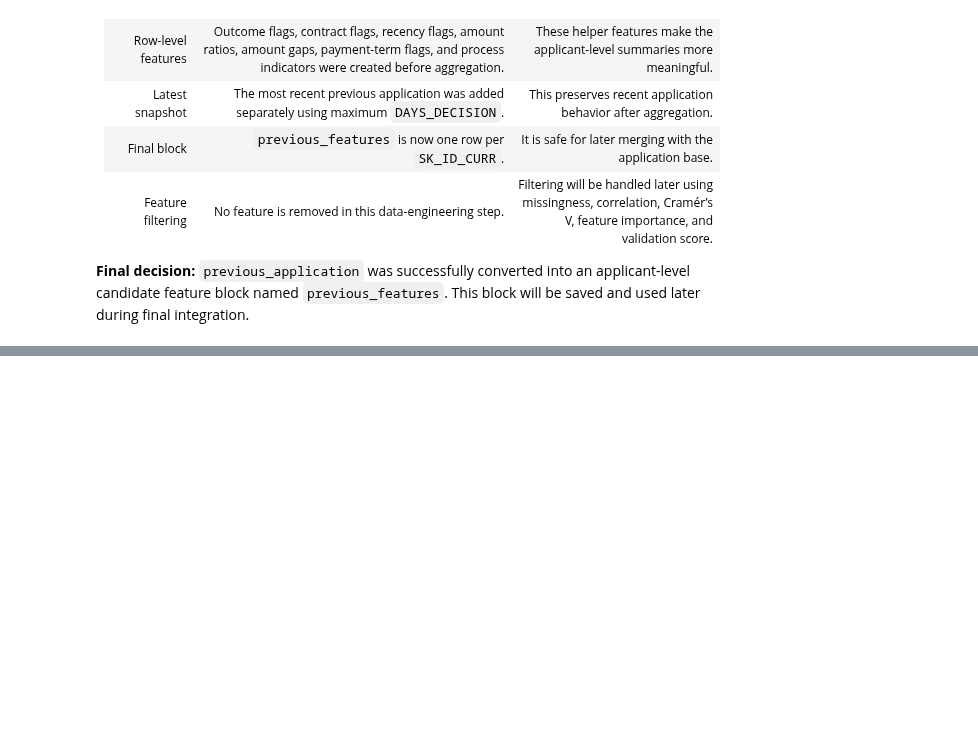
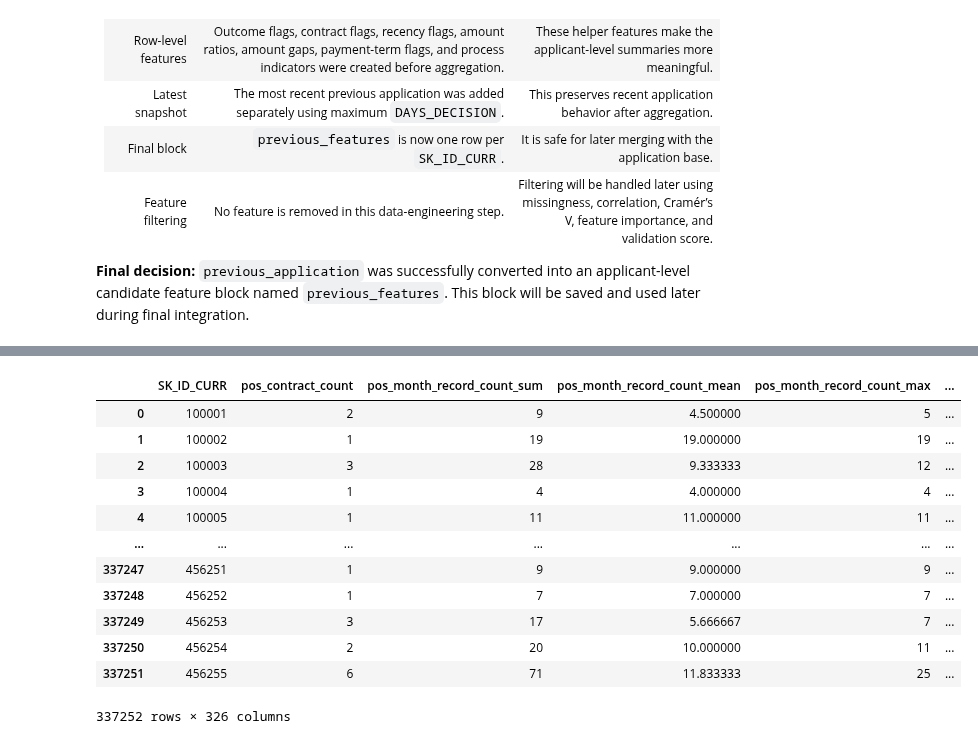
Before and after one commit to kawsar07ahmmed0712-rgb/Credit_Default_Risk, a Jupyter notebook: Notebook/1.Data_Integration.ipynb, the cells around one changed output, grey strips where cells are left out. Drawn from its saved outputs; the diff is of its cells as text; code cells hidden in the pictures; blank space fills up the shorter version.

Commit message:
Build POS cash applicant-level feature block

```diff
--- a/Notebook/1.Data_Integration.ipynb
+++ b/Notebook/1.Data_Integration.ipynb
@@ -2599,0 +3637,16 @@ previous_feature_missing_info.head(30)
+# %%
+pos_cash_features
+# %% [output]
+|  | SK_ID_CURR | pos_contract_count | pos_month_record_count_sum | pos_month_record_count_mean | pos_month_record_count_max | ... |
+| 0 | 100001 | 2 | 9 | 4.500000 | 5 | ... |
+| 1 | 100002 | 1 | 19 | 19.000000 | 19 | ... |
+| 2 | 100003 | 3 | 28 | 9.333333 | 12 | ... |
+| 3 | 100004 | 1 | 4 | 4.000000 | 4 | ... |
+| 4 | 100005 | 1 | 11 | 11.000000 | 11 | ... |
+| ... | ... | ... | ... | ... | ... | ... |
+| 337247 | 456251 | 1 | 9 | 9.000000 | 9 | ... |
+| 337248 | 456252 | 1 | 7 | 7.000000 | 7 | ... |
+| 337249 | 456253 | 3 | 17 | 5.666667 | 7 | ... |
+| 337250 | 456254 | 2 | 20 | 10.000000 | 11 | ... |
+| 337251 | 456255 | 6 | 71 | 11.833333 | 25 | ... |
+337252 rows × 326 columns
```
Also changed, not shown: parts of 22 cells of this notebook.
